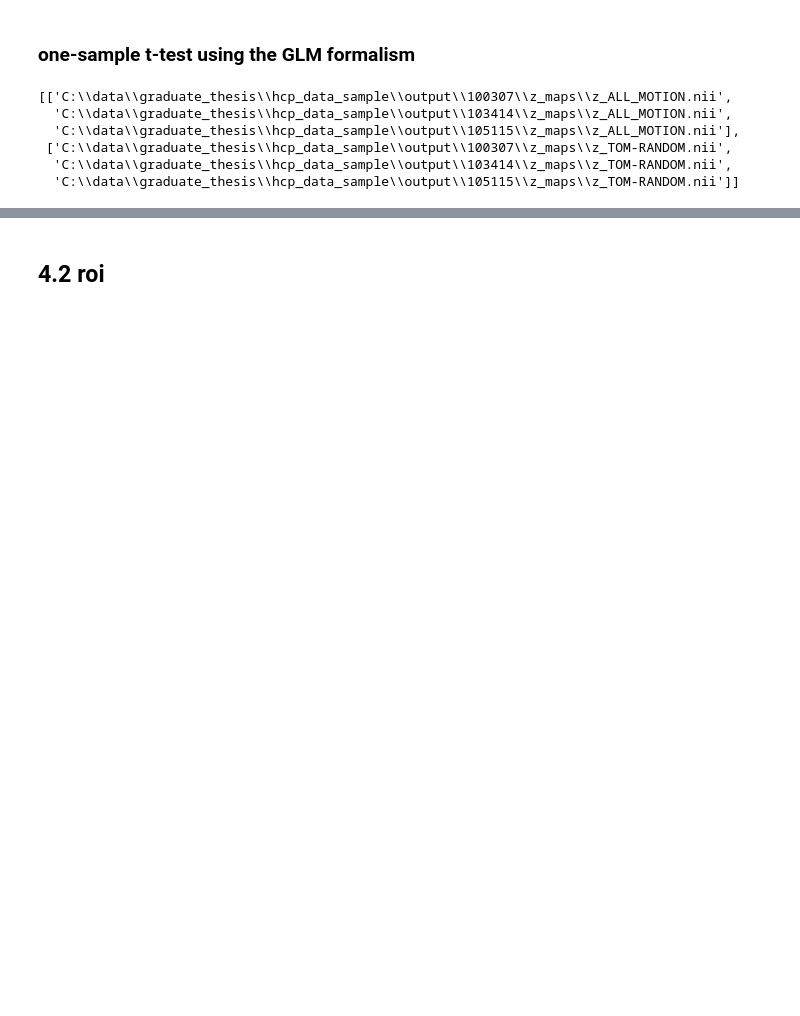
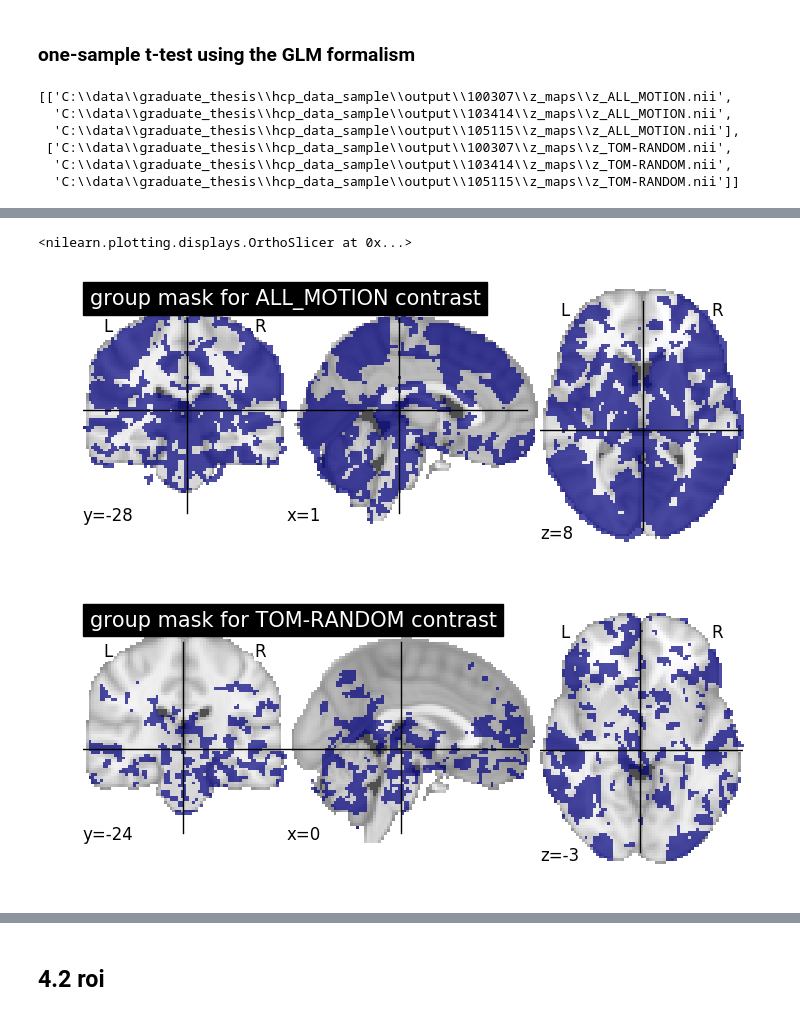
Before and after one commit to notakamilice/graduate_thesis, a Jupyter notebook: fmri_analysis_pipeline.ipynb, the cells around one changed output, grey strips where cells are left out. Drawn from its saved outputs; the diff is of its cells as text; code cells hidden in the pictures; blank space fills up the shorter version.

```diff
--- a/fmri_analysis_pipeline.ipynb
+++ b/fmri_analysis_pipeline.ipynb
@@ -1132,19 +1128,48 @@ contrasts_images
+# %%
+options['contrasts_names'] = contrasts_names
 # %%
 %%time
+group_contrasts_imgs = []
+group_contrasts_masks = []
+
 for con_imgs, con_n in zip(contrasts_images, contrasts_names):
+    print("\tcontrast id: %s" % con_n)
+
     # Compute a population-level mask as the intersection of individual masks
-    grp_mask = Nifti1Image(intersect_masks(con_imgs).astype(np.int8),
-                       load(subjects[0].mask).affine)
+    grp_mask = nibabel.Nifti1Image(intersect_masks(con_imgs).astype(np.int8),
+                       nibabel.load(subjects[0].mask).affine)
     # concatenate the individual images
-    first_level_image = concat_images(con_imgs)
+    first_level_image = nibabel.concat_images(con_imgs)
+
     # set the model
     design_matrix = np.ones(len(con_imgs))[:, np.newaxis]  # only the intercept
+
     grp_model = FMRILinearModel(first_level_image, design_matrix, grp_mask)
+
     # GLM fitting using ordinary least_squares
+    print('Fitting a "Fixed Effect" GLM for group')
     grp_model.fit(do_scaling=False, model='ols')
+    print("... done.\r\n")
+
+    # save computed mask
+    mask_path = os.path.join(output_dir, "group_mask_%s.nii"%con_n)
+    print("Saving group mask image to %s ..." % mask_path)
+    nibabel.save(grp_model.mask, mask_path)
+    print("... done.\r\n")
+    group_contrasts_masks.append(mask_path)
+
     # specify and estimate the contrast
     contrast_val = np.array(([[1]]))  # the only possible contrast
     z_map, = grp_model.contrast(contrast_val, con_id='one_sample_%s'%con_n, output_z=True)
-    # write the results
-    save(z_map, os.path.join(output_dir, 'one_sample_z_map_%s.nii'%con_n))
+
+    # save computed z map
+    zmap_path = os.path.join(output_dir, 'one_sample_z_map_%s.nii'%con_n)
+    print("Saving z map image to %s ..." % zmap_path)
+    nibabel.save(z_map, zmap_path)
+    print("... done.\r\n")
+    group_contrasts_imgs.append(zmap_path)
+
+
+options['group_contrasts_masks'] = group_contrasts_masks
+options['group_contrasts_zmaps'] = group_contrasts_imgs
 # %% [output]
@@ -1181,0 +1207,7 @@ plt.show()
+# %%
+plotting.plot_roi(options['group_contrasts_masks'][0], title='group mask for %s contrast'%(options['contrasts_names'][0]))
+plotting.plot_roi(options['group_contrasts_masks'][1], title='group mask for %s contrast'%(options['contrasts_names'][1]))
+# %% [output]
+<nilearn.plotting.displays.OrthoSlicer at 0x...>
+[figure, added]
+[figure, added]
```
Also changed, not shown: parts of 35 cells of this notebook.
